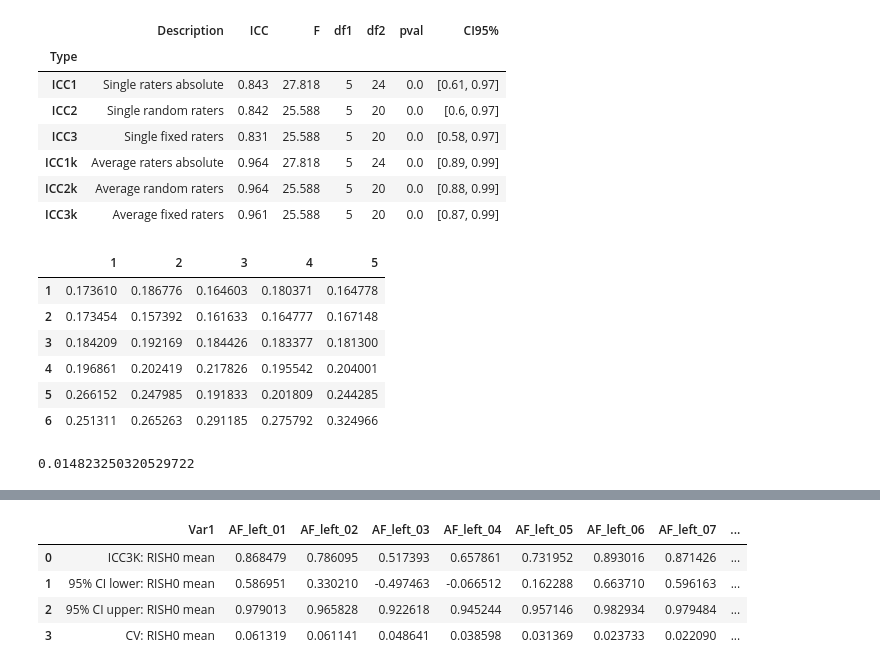
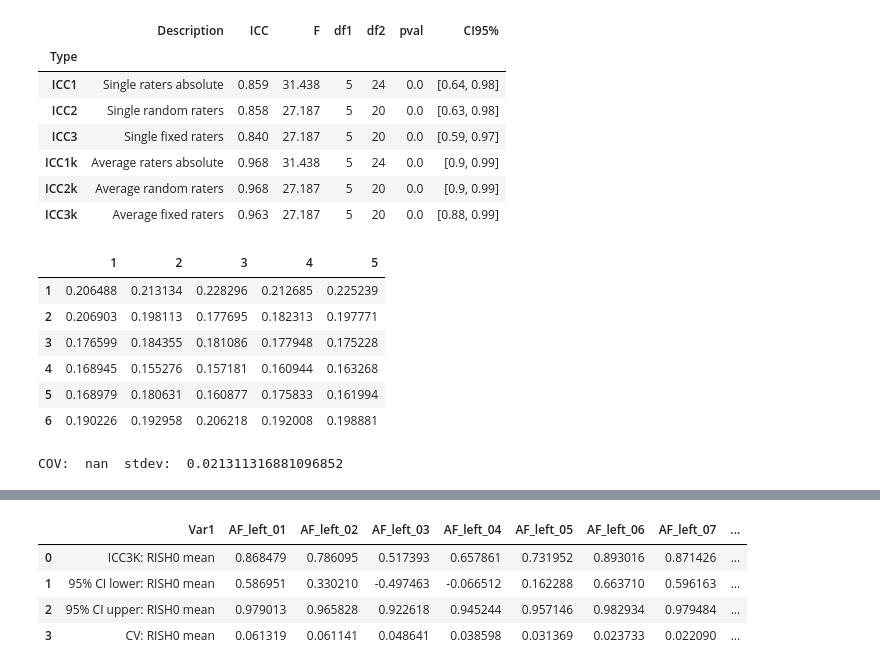
Before and after one commit to chamberm/Detect, a Jupyter notebook: examples/ICC.ipynb, the cells around one changed output, grey strips where cells are left out. Saved outputs shown, nothing was run; the diff lists cells and outputs as text; code cells hidden in the pictures.

```diff
--- a/examples/ICC.ipynb
+++ b/examples/ICC.ipynb
@@ -13,5 +8,6 @@ Set the environment variable OUTDATED_IGNORE=1 to disable these warnings.
 # %%
-data = pd.read_csv('../ressources/icc.csv')
+data = pd.read_csv('../ressources/icc-repeat.csv')
+#data = pd.read_csv('../ressources/icc.csv')
 data_melt = pd.melt(data, id_vars=['Subjects'], value_vars=['sess1', 'sess2', 'sess3', 'sess4', 'sess5'])
 # %%
 icc = pg.intraclass_corr(data=data_melt, targets='Subjects', raters='variable',
@@ -20,33 +16,36 @@ icc.set_index("Type")
 # %% [output]
 |  | Description | ICC | F | df1 | df2 | pval | CI95% |
 | Type |  |  |  |  |  |  |  |
-| ICC1 | Single raters absolute | 0.843 | 27.818 | 5 | 24 | 0.0 | [0.61, 0.97] |
-| ICC2 | Single random raters | 0.842 | 25.588 | 5 | 20 | 0.0 | [0.6, 0.97] |
-| ICC3 | Single fixed raters | 0.831 | 25.588 | 5 | 20 | 0.0 | [0.58, 0.97] |
-| ICC1k | Average raters absolute | 0.964 | 27.818 | 5 | 24 | 0.0 | [0.89, 0.99] |
-| ICC2k | Average random raters | 0.964 | 25.588 | 5 | 20 | 0.0 | [0.88, 0.99] |
-| ICC3k | Average fixed raters | 0.961 | 25.588 | 5 | 20 | 0.0 | [0.87, 0.99] |
+| ICC1 | Single raters absolute | 0.859 | 31.438 | 5 | 24 | 0.0 | [0.64, 0.98] |
+| ICC2 | Single random raters | 0.858 | 27.187 | 5 | 20 | 0.0 | [0.63, 0.98] |
+| ICC3 | Single fixed raters | 0.840 | 27.187 | 5 | 20 | 0.0 | [0.59, 0.97] |
+| ICC1k | Average raters absolute | 0.968 | 31.438 | 5 | 24 | 0.0 | [0.9, 0.99] |
+| ICC2k | Average random raters | 0.968 | 27.187 | 5 | 20 | 0.0 | [0.9, 0.99] |
+| ICC3k | Average fixed raters | 0.963 | 27.187 | 5 | 20 | 0.0 | [0.88, 0.99] |
 # %%
 data_copy = data.drop(['Subjects'], axis=1)
 data_copy.columns = ['1', '2', '3', '4', '5']
 # %%
 #data_copy.index += 1
-data_copy.sort_values('5', inplace=True)
+#data_copy.sort_values('5', inplace=True)
 data_copy.reset_index(drop=True, inplace=True)
 data_copy.index = np.arange(1, len(data_copy) + 1)
 data_copy
 # %% [output]
 |  | 1 | 2 | 3 | 4 | 5 |
-| 1 | 0.173610 | 0.186776 | 0.164603 | 0.180371 | 0.164778 |
-| 2 | 0.173454 | 0.157392 | 0.161633 | 0.164777 | 0.167148 |
-| 3 | 0.184209 | 0.192169 | 0.184426 | 0.183377 | 0.181300 |
-| 4 | 0.196861 | 0.202419 | 0.217826 | 0.195542 | 0.204001 |
-| 5 | 0.266152 | 0.247985 | 0.191833 | 0.201809 | 0.244285 |
-| 6 | 0.251311 | 0.265263 | 0.291185 | 0.275792 | 0.324966 |
+| 1 | 0.206488 | 0.213134 | 0.228296 | 0.212685 | 0.225239 |
+| 2 | 0.206903 | 0.198113 | 0.177695 | 0.182313 | 0.197771 |
+| 3 | 0.176599 | 0.184355 | 0.181086 | 0.177948 | 0.175228 |
+| 4 | 0.168945 | 0.155276 | 0.157181 | 0.160944 | 0.163268 |
+| 5 | 0.168979 | 0.180631 | 0.160877 | 0.175833 | 0.161994 |
+| 6 | 0.190226 | 0.192958 | 0.206218 | 0.192008 | 0.198881 |
-# %%
-np.mean(data_copy.std(axis=1))
-# %% [output]
-0.014823250320529722
+# %%
+std = data_copy.std(axis=0)
+mean = data_copy.mean(axis=1)
+cov = np.mean(std/mean)
+print("COV: ",cov," stdev: ", np.mean(std))
+# %% [output]
+COV:  nan  stdev:  0.021311316881096852
 # %%
 sns.set_style("white")
 fig, ax = plt.subplots(1,1,figsize=(12, 8))
```
Also changed, not shown: parts of 2 cells of this notebook, 1 other file.
